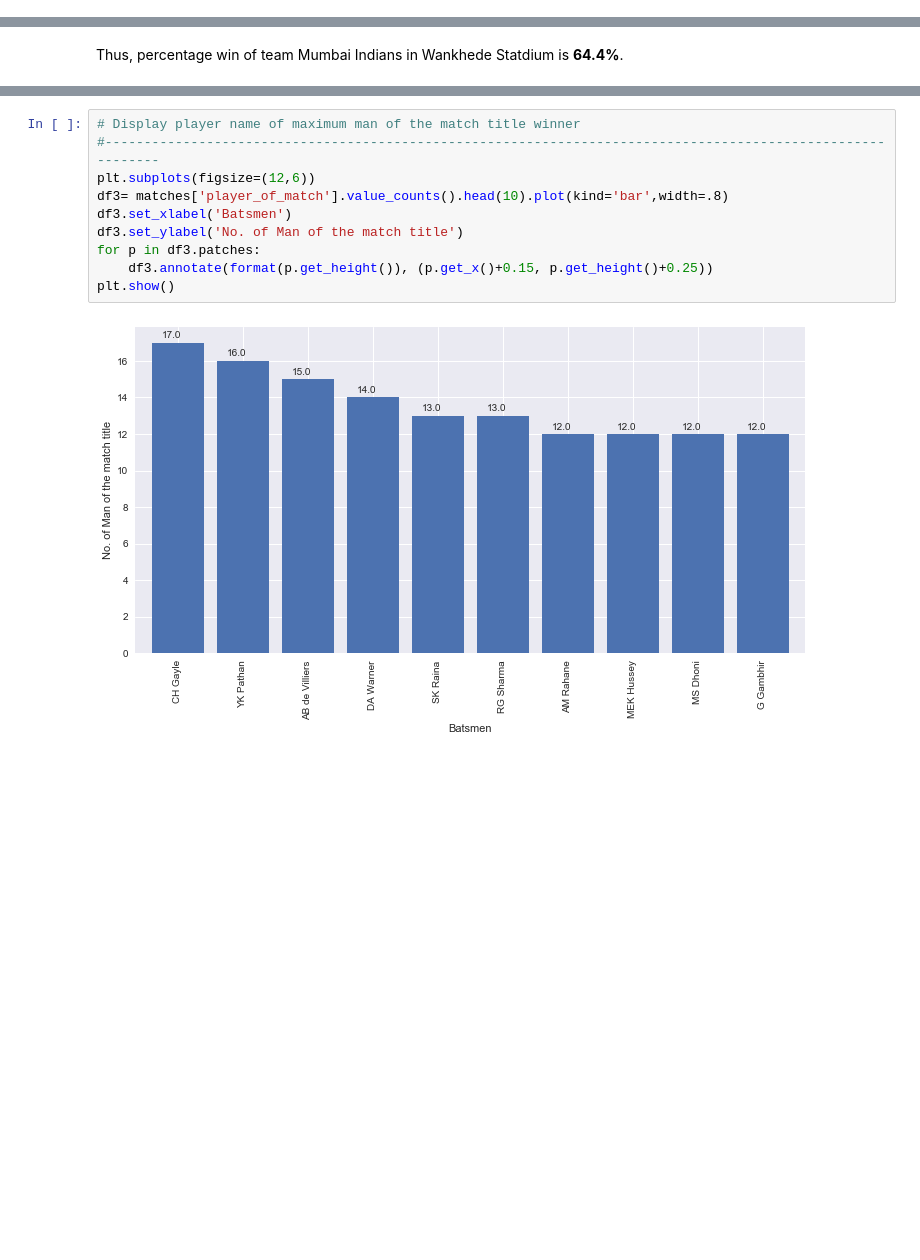
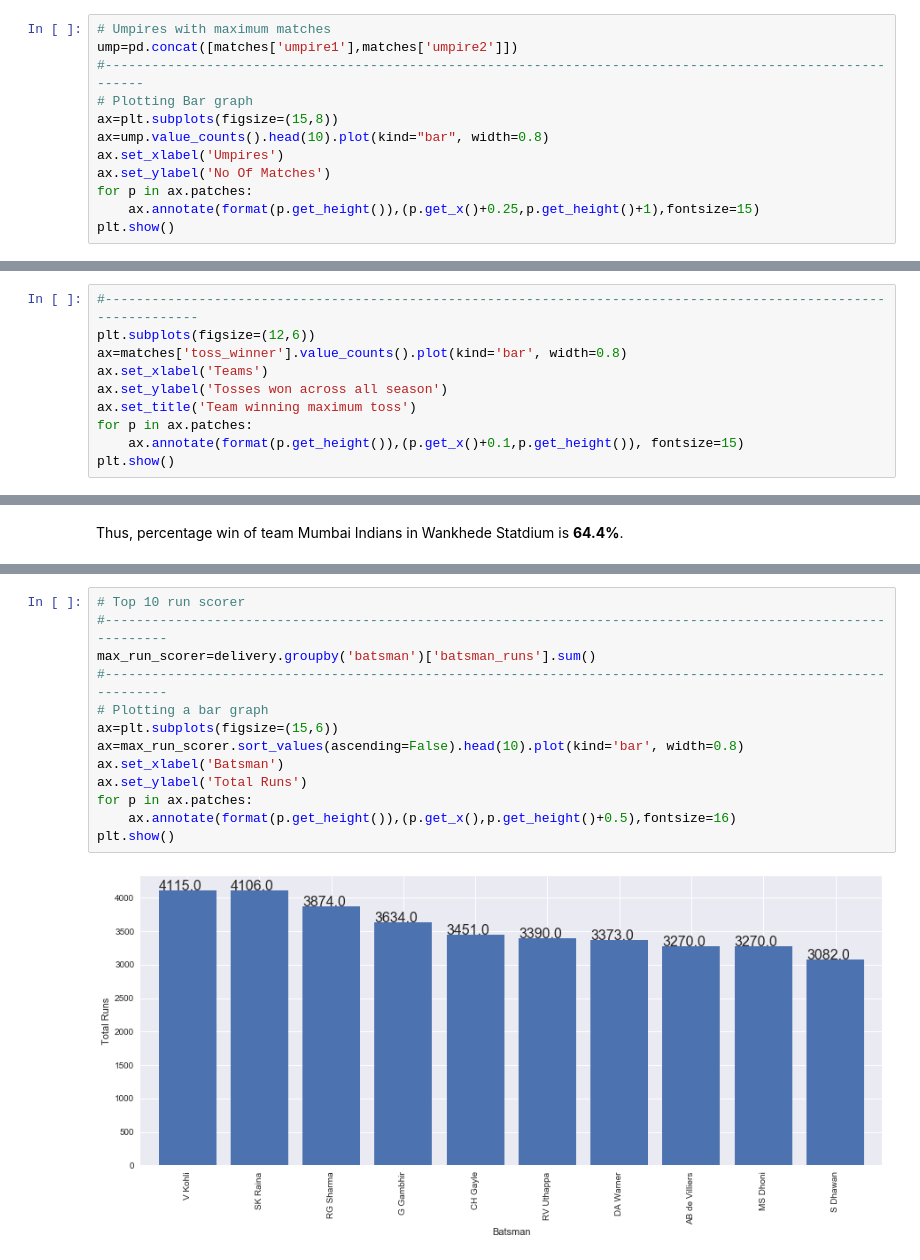
Before and after one commit to MCParab/Kaggle-Titanic, a Jupyter notebook: IPL/IPL_Data_Analysis.ipynb, the cells around one changed output, grey strips where cells are left out. Drawn from its saved outputs; the diff is of its cells as text; blank space fills up the shorter version.

```diff
--- a/IPL/IPL_Data_Analysis.ipynb
+++ b/IPL/IPL_Data_Analysis.ipynb
@@ -168,0 +213,12 @@ ax.set_xlabel('Different Grounds')
+# %%
+# Umpires with maximum matches
+ump=pd.concat([matches['umpire1'],matches['umpire2']])
+#----------------------------------------------------------------------------------------------------------
+# Plotting Bar graph
+ax=plt.subplots(figsize=(15,8))
+ax=ump.value_counts().head(10).plot(kind="bar", width=0.8)
+ax.set_xlabel('Umpires')
+ax.set_ylabel('No Of Matches')
+for p in ax.patches:
+    ax.annotate(format(p.get_height()),(p.get_x()+0.25,p.get_height()+1),fontsize=15)
+plt.show()
@@ -168,0 +255,10 @@ ax.set_xlabel('Different Grounds')
+# %%
+#-----------------------------------------------------------------------------------------------------------------
+plt.subplots(figsize=(12,6))
+ax=matches['toss_winner'].value_counts().plot(kind='bar', width=0.8)
+ax.set_xlabel('Teams')
+ax.set_ylabel('Tosses won across all season')
+ax.set_title('Team winning maximum toss')
+for p in ax.patches:
+    ax.annotate(format(p.get_height()),(p.get_x()+0.1,p.get_height()), fontsize=15)
+plt.show()
@@ -220,12 +321,15 @@ plt.pie(slices,labels=labels,startangle=90,shadow=True,explode=(0,0),autopct='%1
 # %%
-# Display player name of maximum man of the match title winner
-#------------------------------------------------------------------------------------------------------------
-plt.subplots(figsize=(12,6))
-df3= matches['player_of_match'].value_counts().head(10).plot(kind='bar',width=.8)
-df3.set_xlabel('Batsmen')
-df3.set_ylabel('No. of Man of the match title')
-for p in df3.patches:
-    df3.annotate(format(p.get_height()), (p.get_x()+0.15, p.get_height()+0.25))
+# Top 10 run scorer
+#-------------------------------------------------------------------------------------------------------------
+max_run_scorer=delivery.groupby('batsman')['batsman_runs'].sum()
+#-------------------------------------------------------------------------------------------------------------
+# Plotting a bar graph
+ax=plt.subplots(figsize=(15,6))
+ax=max_run_scorer.sort_values(ascending=False).head(10).plot(kind='bar', width=0.8)
+ax.set_xlabel('Batsman')
+ax.set_ylabel('Total Runs')
+for p in ax.patches:
+    ax.annotate(format(p.get_height()),(p.get_x(),p.get_height()+0.5),fontsize=16)
 plt.show()
 # %% [output]
-[figure, old version]
+[figure, new version]
```
Also changed, not shown: parts of 43 cells of this notebook.
